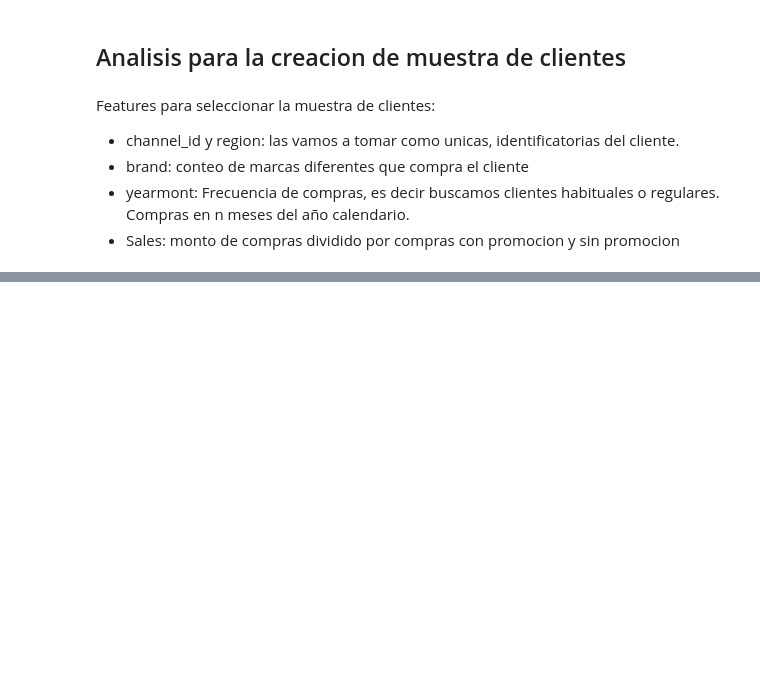
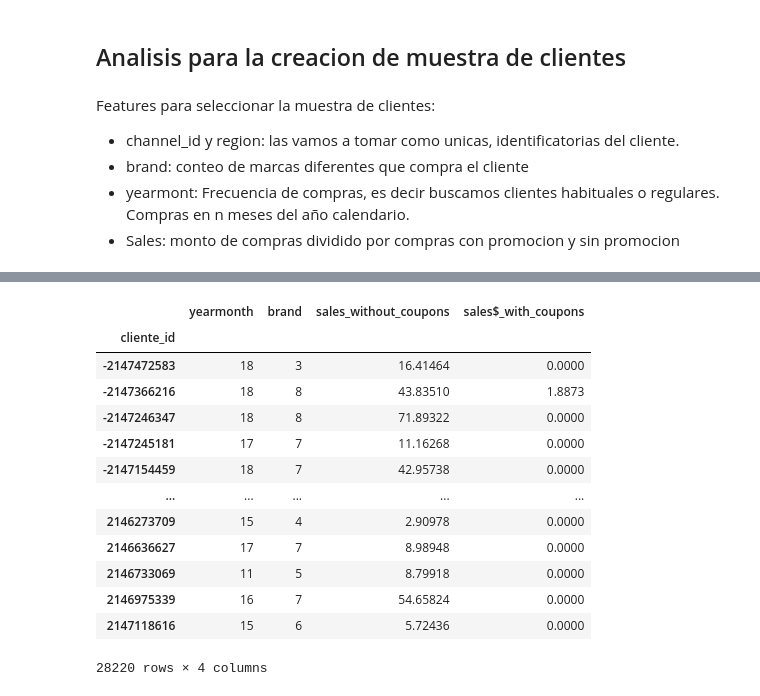
Before and after one commit to AntoSambuceti/datascience_classes, a Jupyter notebook: MM/Challange_Quilmes/Challange-Quilmes.ipynb, the cells around one changed output, grey strips where cells are left out. Drawn from its saved outputs; the diff is of its cells as text; code cells hidden in the pictures; blank space fills up the shorter version.

```diff
--- a/MM/Challange_Quilmes/Challange-Quilmes.ipynb
+++ b/MM/Challange_Quilmes/Challange-Quilmes.ipynb
@@ -667,2 +679,20 @@ df_ventas_totales[df_ventas_totales['participation_campein'] == 'Si']
 # %%
-df_ventas_totales.groupby('cliente_id').agg({'yearmonth' : 'nunique', 'brand' : 'nunique','sales':'sum'})
+df_ventas_totales.groupby('cliente_id').agg({'yearmonth' : 'nunique',
+                                             'brand' : 'nunique',
+                                             'sales_without_coupons':'sum',
+                                             'sales$_with_coupons':'sum'})
+# %% [output]
+|  | yearmonth | brand | sales_without_coupons | sales$_with_coupons |
+| cliente_id |  |  |  |  |
+| -2147472583 | 18 | 3 | 16.41464 | 0.0000 |
+| -2147366216 | 18 | 8 | 43.83510 | 1.8873 |
+| -2147246347 | 18 | 8 | 71.89322 | 0.0000 |
+| -2147245181 | 17 | 7 | 11.16268 | 0.0000 |
+| -2147154459 | 18 | 7 | 42.95738 | 0.0000 |
+| ... | ... | ... | ... | ... |
+| 2146273709 | 15 | 4 | 2.90978 | 0.0000 |
+| 2146636627 | 17 | 7 | 8.98948 | 0.0000 |
+| 2146733069 | 11 | 5 | 8.79918 | 0.0000 |
+| 2146975339 | 16 | 7 | 54.65824 | 0.0000 |
+| 2147118616 | 15 | 6 | 5.72436 | 0.0000 |
+28220 rows × 4 columns
```
Also changed, not shown: parts of 12 cells of this notebook.
